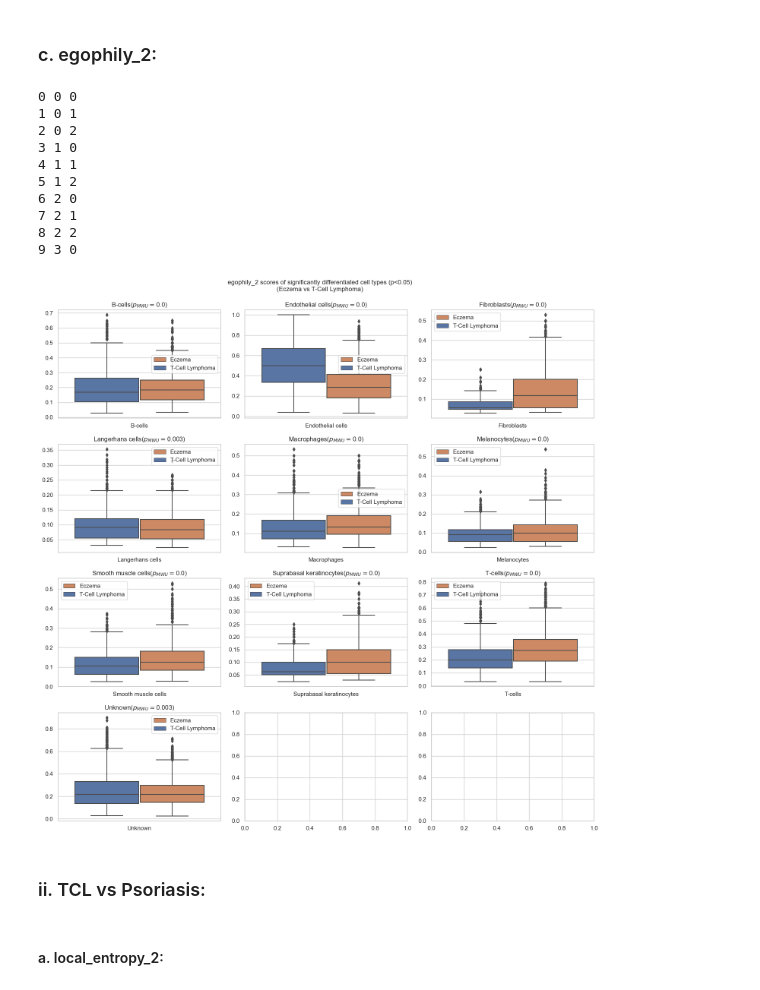
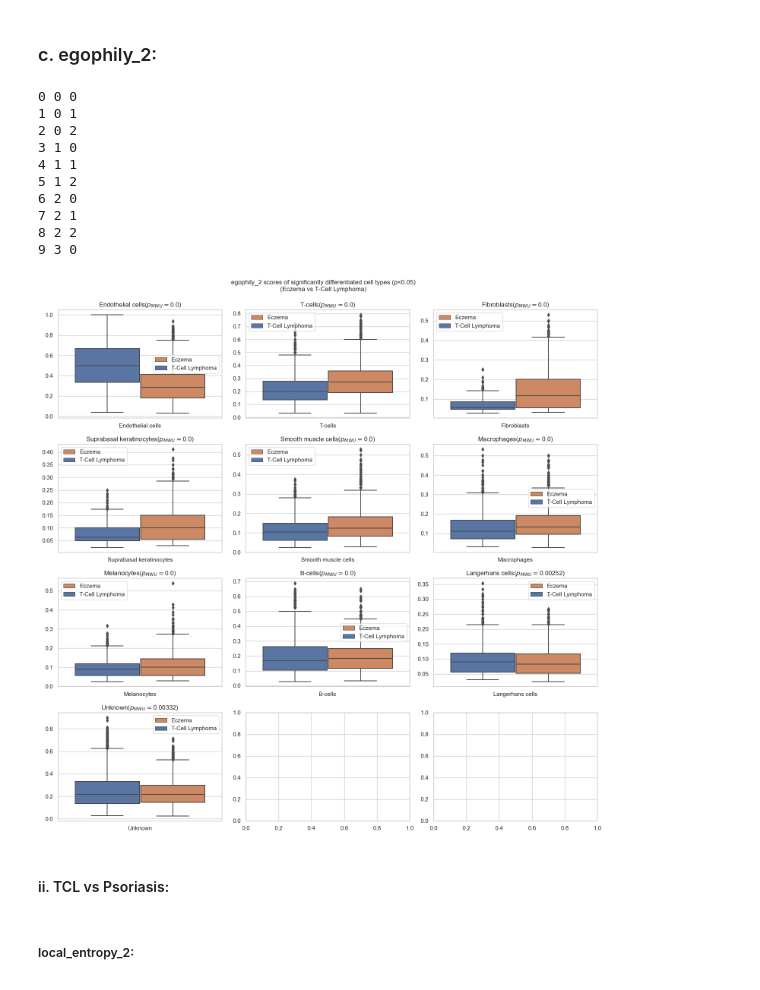
Before and after one commit to bionetslab/SHouT, a Jupyter notebook: MELC_TCL_caseStudy.ipynb, the cells around one changed output. Cells and saved outputs as stored; diff of their text form; code cells hidden in the pictures.

```diff
--- a/MELC_TCL_caseStudy.ipynb
+++ b/MELC_TCL_caseStudy.ipynb
@@ -367,6 +364,12 @@ mwu_pvals_per_celltype_insignificant_index
 mwu_pvals_per_celltype_significant=mwu_pvals_per_celltype.copy()
 for i1, i2, i3 in mwu_pvals_per_celltype_insignificant_index:
     del mwu_pvals_per_celltype_significant[i1][i2][i3]
+# %%
+with open('MELC_TCL_caseStudy_notebook_data2.pkl', 'wb') as f:
+    pickle.dump([DF_reset, celltypes_, conditions_, DF_celltypes_dict, DF_celltypeIndices_dict, DF_conditions_dict, DF_conditionIndices_dict, condition_celltype_indices_dict, condition_celltype_DF_dict, condition_celltype_dict_dict, mwu_pvals_per_celltype, local_heterogeneity_measures, condition_combinations, mwu_pvals_per_celltype_insignificant_index, mwu_pvals_per_celltype_significant], f)
+# %%
+with open('MELC_TCL_caseStudy_notebook_data2.pkl', 'rb') as f:
+    DF_reset, celltypes_, conditions_, DF_celltypes_dict, DF_celltypeIndices_dict, DF_conditions_dict, DF_conditionIndices_dict, condition_celltype_indices_dict, condition_celltype_DF_dict, condition_celltype_dict_dict, mwu_pvals_per_celltype, local_heterogeneity_measures, condition_combinations, mwu_pvals_per_celltype_insignificant_index, mwu_pvals_per_celltype_significant=pickle.load(f)
 # %% [markdown]
 # ========================
 # %%
@@ -381,20 +404,25 @@ import matplotlib.pyplot as plt
 # %% [markdown]
 ## II. Important functions
 # %%
-def run_local_heterogeneity_based_differential_analyses(condition1, condition2, heterogeneity_score_under_review):
+def plot_local_heterogeneity_based_differential_analyses_conditionPairWise(condition1, condition2, heterogeneity_score_under_review):
     conditions_under_review=[condition1, condition2]
     cond1, cond2=sorted(conditions_under_review)
     # =====================
     count = 0
     _list_=[]
+    _p_=[]
     not_present_list=[]
     for j in mwu_pvals_per_celltype_significant:
         if ((cond1, cond2) in mwu_pvals_per_celltype_significant[j]) and (heterogeneity_score_under_review in mwu_pvals_per_celltype_significant[j][(cond1, cond2)]):
             count+=1
             _list_.append(j)
+            _p_.append(mwu_pvals_per_celltype_significant[j][(cond1, cond2)][heterogeneity_score_under_review])
         else:
             not_present_list.append(j)
     # ---
+    _dict_=dict(zip(_list_, _p_))
+    _dict_=dict(sorted(_dict_.items(), key=lambda item: item[1]))
+    _list_=_dict_.keys()
     _len_=len(_list_)
     no_of_rows=int(count/2)-1
     if no_of_rows==0:
@@ -443,38 +471,21 @@ def run_local_heterogeneity_based_differential_analyses(condition1, condition2,
         ylabel='Neighborhood enrichment score\n'
         # ---
         sns.boxplot(x="celltype", y=heterogeneity_score_under_review, hue="condition", data=DF, ax=ax_array[count_outer, count_inner])
-        # axes.set_title(f'{i}\n',fontsize=50)
         # ---
-        _x_=round(mwu_pvals_per_celltype_significant[i][(cond1, cond2)][heterogeneity_score_under_review],3)
+        _x_=round(mwu_pvals_per_celltype_significant[i][(cond1, cond2)][heterogeneity_score_under_review],5)
         title=f'{i}('+'${{p}_{MWU}=}$'+f'{_x_}'+')'
-        # ax_array[count, 0].set_title(title)
         ax_array[count_outer, count_inner].set_title(title)
         # ---
-        # axes.set_title(f'Proportion of {i} cells across conditions',fontsize=50)
-        # axes.set_xlabel(xlabel,fontsize=50)
         ax_array[count_outer, count_inner].set_xlabel('')
         # axes.set_ylabel(ylabel,fontsize=50)
         ax_array[count_outer, count_inner].set_ylabel('')
-        # ax.set(xlabel=xlabel, ylabel=ylabel, title=f'Proportion of {i} cells across conditions')
-        # axes.tick_params(labelsize = 50)
         # ---
-        # ax_array[count_outer, count_inner].legend(title='Condition', labels=[cond1, cond2])
         handles, labels = ax_array[count_outer, count_inner].get_legend_handles_labels()
         ax_array[count_outer, count_inner].legend(handles=handles[::-1], labels=[cond1, cond2])
         # ---
         ax_arrays.append(ax_array[count_outer, count_inner])
         # ==================================
-        # count+=1
-        # ---
-        # plt.subplot(count)
-        # sns.histplot(data=celltype_numbers_df_TCLandHealthy[[i, 'Labels']], x=i, hue="Labels", fill=True, ax=ax_array[count, 1], kde=True) # label = airline
-        # sns.histplot(data=celltype_numbers_df_TCLandHealthy[[i, 'Labels']], x=i, hue="Labels", ax=ax_array[count, 1], kde=True) # label = airline
-        # plt.hist(data=celltype_numbers_df_TCLandHealthy[['Fibroblasts', 'Labels']], x='Fibroblasts') # label = airline
-    # fig.legend(ax_arrays,
-    #            labels=[cond1, cond2],
-    #            loc="upper right")
     fig.tight_layout()
-    # plt.savefig(f'boxplot_SignificantneighborhoodEnrichmentScores_{cond1}vs{cond2}.pdf', format='pdf', bbox_inches='tight')
     plt.savefig(f'boxplot_significant_{heterogeneity_score_under_review}_scores_{cond1}vs{cond2}.jpg', format='jpg', bbox_inches='tight')
     plt.show()
     plt.close()
@@ -520,21 +654,21 @@ run_local_heterogeneity_based_differential_analyses('T-Cell Lymphoma', 'Eczema',
 # %% [markdown]
 ### c. egophily_2:
 # %%
-run_local_heterogeneity_based_differential_analyses('T-Cell Lymphoma', 'Eczema', 'egophily_2')
+plot_local_heterogeneity_based_differential_analyses_conditionPairWise('T-Cell Lymphoma', 'Eczema', 'egophily_2')
 # %% [output]
 0 0 0
 1 0 1
 2 0 2
 3 1 0
 4 1 1
 5 1 2
 6 2 0
 7 2 1
 8 2 2
 9 3 0
-[figure, old version]
+[figure, new version]
 # %% [markdown]
-### ii. TCL vs Psoriasis:
+#### ii. TCL vs Psoriasis:
 # %% [markdown]
-#### a. local_entropy_2:
+##### local_entropy_2:
 # %%
```
Also changed, not shown: parts of 41 cells of this notebook, 15 other files.
